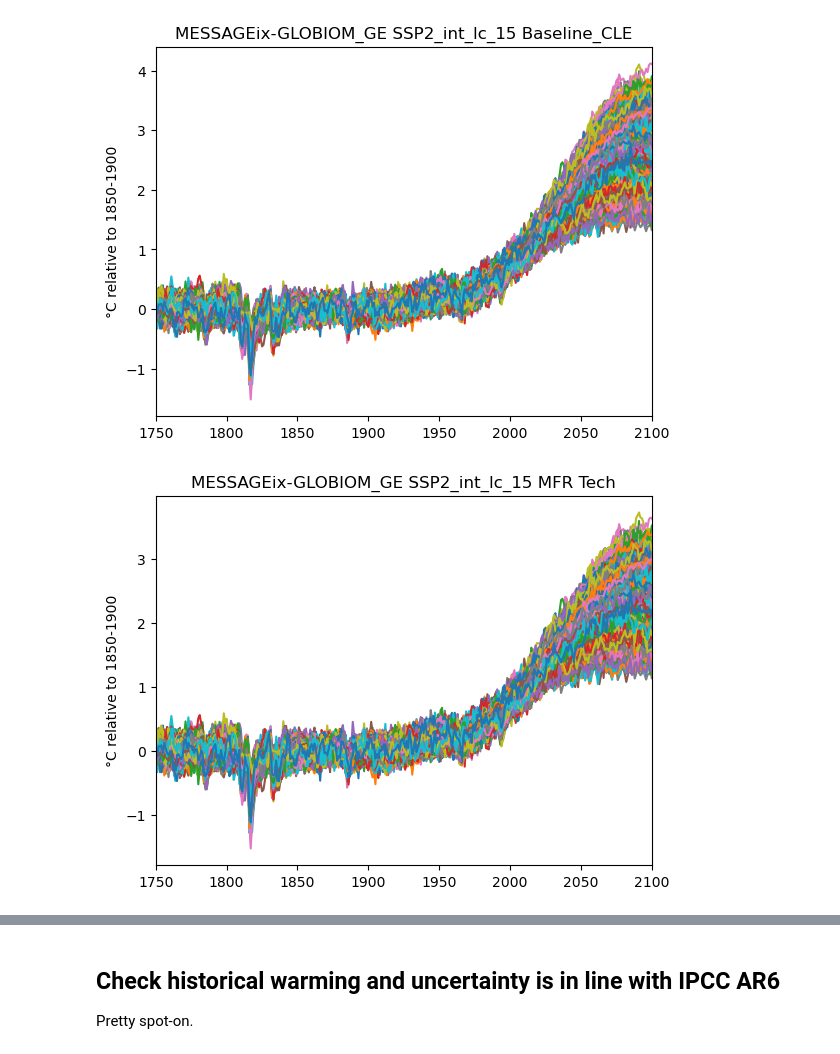
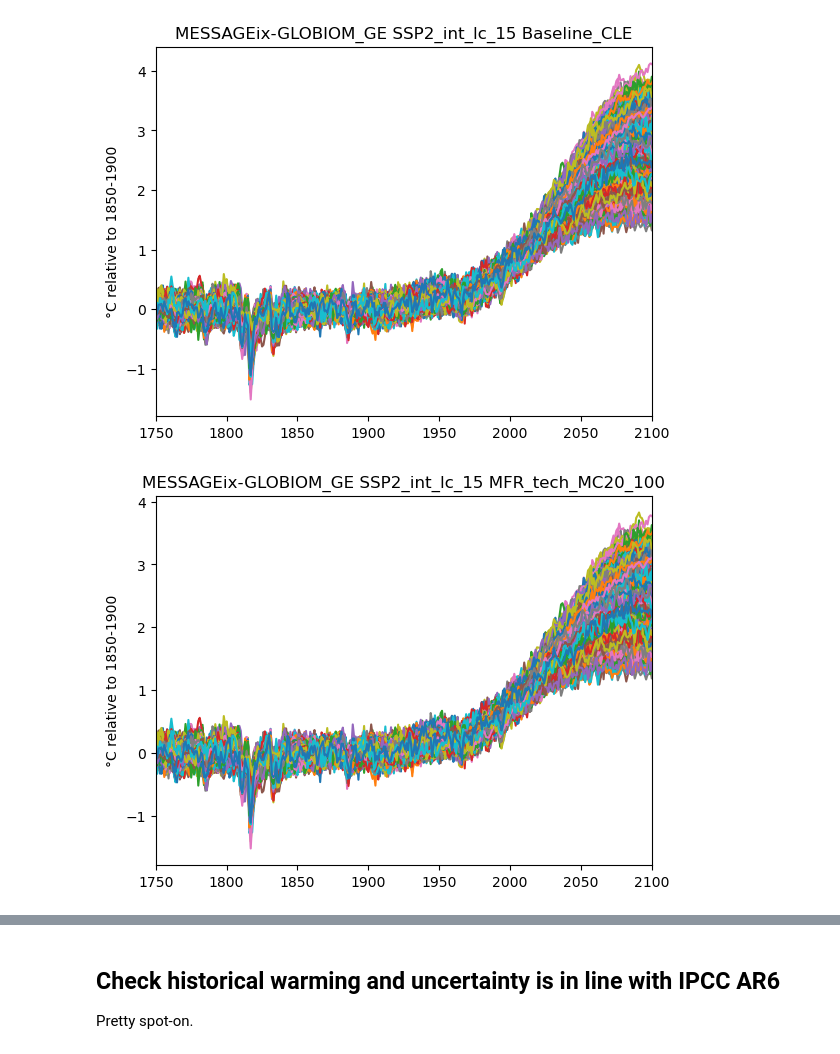
Before and after one commit to chrisroadmap/methane-mitigation, a Jupyter notebook: notebooks/sensecheck-analysis.ipynb, the cells around one changed output, grey strips where cells are left out. Saved outputs shown, nothing was run; the diff lists cells and outputs as text; code cells hidden in the pictures.

```diff
--- a/notebooks/sensecheck-analysis.ipynb
+++ b/notebooks/sensecheck-analysis.ipynb
@@ -30,11 +30,11 @@ pl.ylabel('°C relative to 1850-1900');
 [figure]
 # %%
 pl.plot(ds.year, ds.temperature[:, 1, :]);
-pl.title("MESSAGEix-GLOBIOM_GE SSP2_int_lc_15 MFR Tech")
+pl.title("MESSAGEix-GLOBIOM_GE SSP2_int_lc_15 MFR_tech_MC20_100")
 pl.xlim(1750, 2100)
 pl.ylabel('°C relative to 1850-1900');
 # %% [output]
-[figure, old version]
+[figure, new version]
 # %%
 ds.coords["scenario"]
 # %% [output]
```
Also changed, not shown: parts of 8 cells of this notebook, 10 other files.
